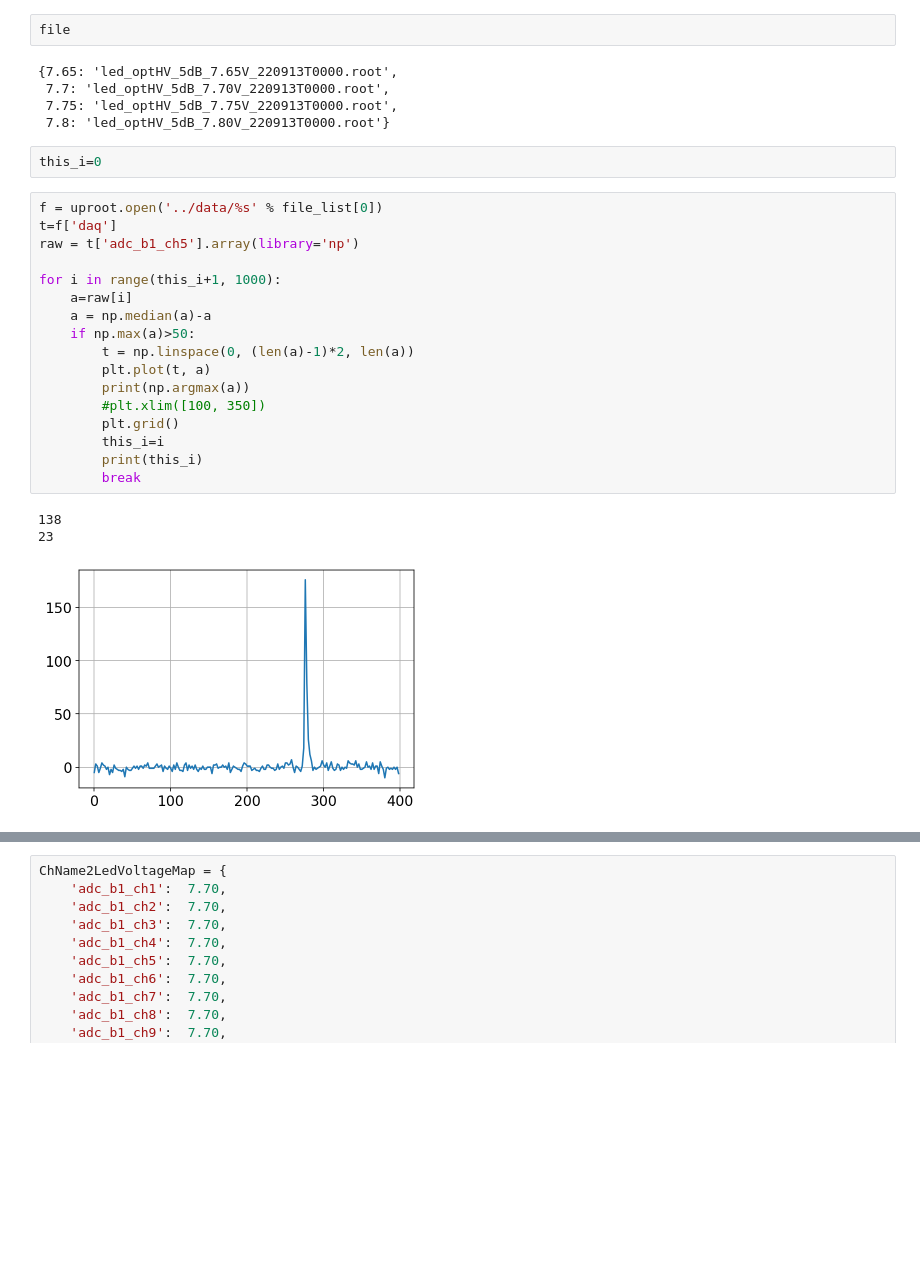
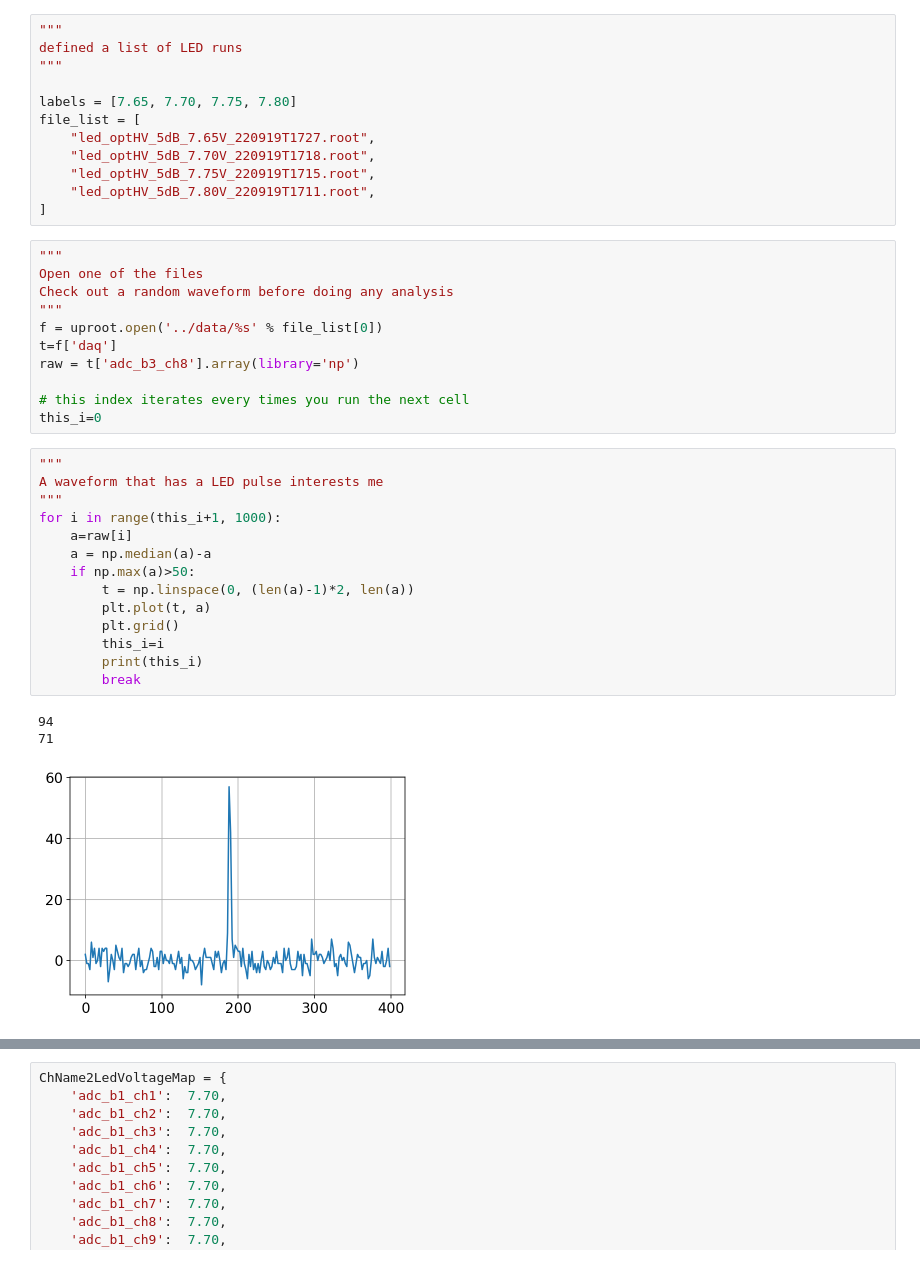
Before and after one commit to BNLIF/drop, a Jupyter notebook: analysis/led.ipynb, the cells around one changed output, grey strips where cells are left out. Drawn from its saved outputs; the diff is of its cells as text; blank space fills up the shorter version.

```diff
--- a/analysis/led.ipynb
+++ b/analysis/led.ipynb
@@ -89,31 +31,42 @@ file=dict(zip(labels, file_list))
-# %%
-file
-# %% [output]
-{7.65: 'led_optHV_5dB_7.65V_220913T0000.root',
- 7.7: 'led_optHV_5dB_7.70V_220913T0000.root',
- 7.75: 'led_optHV_5dB_7.75V_220913T0000.root',
- 7.8: 'led_optHV_5dB_7.80V_220913T0000.root'}
-# %%
-this_i=0
+# %%
+"""
+defined a list of LED runs
+"""
+
+labels = [7.65, 7.70, 7.75, 7.80]
+file_list = [
+    "led_optHV_5dB_7.65V_220919T1727.root",
+    "led_optHV_5dB_7.70V_220919T1718.root",
+    "led_optHV_5dB_7.75V_220919T1715.root",
+    "led_optHV_5dB_7.80V_220919T1711.root",
+]
+# %%
+"""
+Open one of the files
+Check out a random waveform before doing any analysis
+"""
+f = uproot.open('../data/%s' % file_list[0])
+t=f['daq']
+raw = t['adc_b3_ch8'].array(library='np')
+
+# this index iterates every times you run the next cell
+this_i=0
 # %%
-f = uproot.open('../data/%s' % file_list[0])
-t=f['daq']
-raw = t['adc_b1_ch5'].array(library='np')
-
+"""
+A waveform that has a LED pulse interests me
+"""
 for i in range(this_i+1, 1000):
     a=raw[i]
     a = np.median(a)-a
     if np.max(a)>50:
         t = np.linspace(0, (len(a)-1)*2, len(a))
         plt.plot(t, a)
-        print(np.argmax(a))
-        #plt.xlim([100, 350])
         plt.grid()
         this_i=i
         print(this_i)
         break
 # %% [output]
-138
-23
+94
+71
-[figure, old version]
+[figure, new version]
 # %%
```
Also changed, not shown: parts of 17 cells of this notebook, 2 other files.
